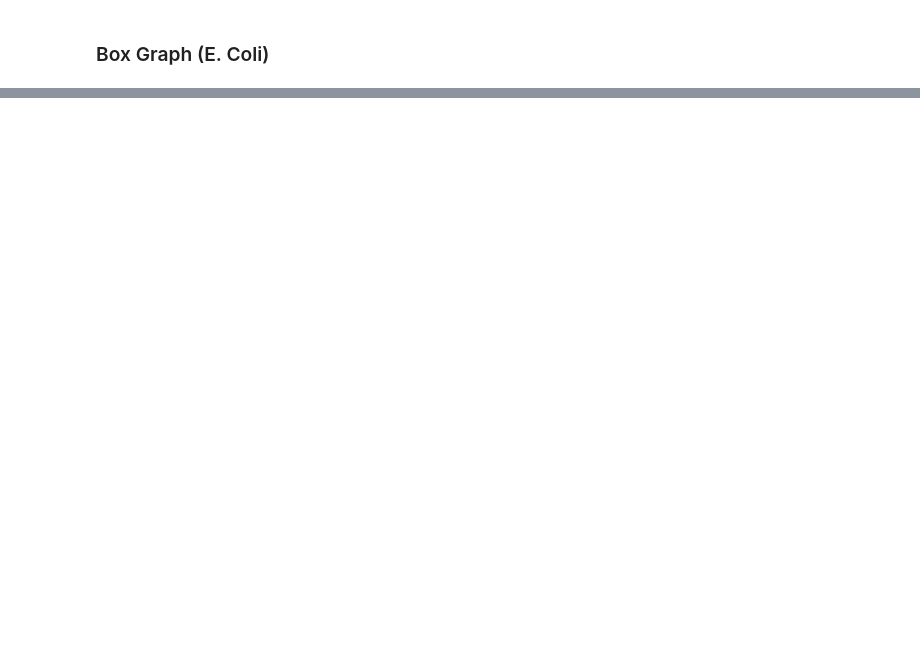
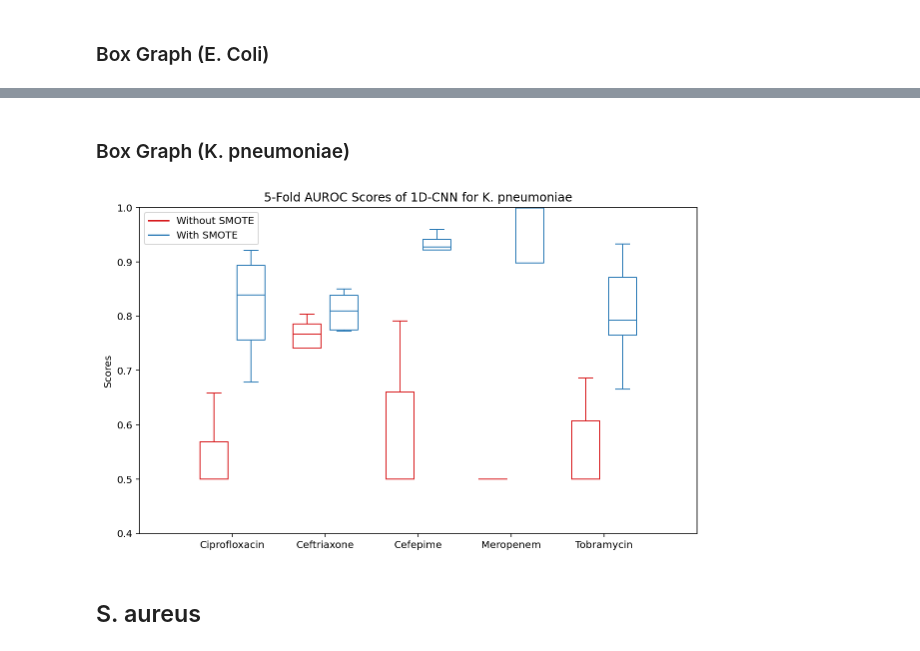
Before and after one commit to seibikobara/CS534FinalMSpathogens, a Jupyter notebook: 1d_cnn_smote.ipynb, the cells around one changed output, grey strips where cells are left out. Saved outputs shown, nothing was run; the diff lists cells and outputs as text; code cells hidden in the pictures; blank space fills up the shorter version.

```diff
--- a/1d_cnn_smote.ipynb
+++ b/1d_cnn_smote.ipynb
@@ -160,0 +253,17 @@ ecoli_results.box_plot(
+# %% [markdown]
+### Box Graph (K. pneumoniae)
+# %%
+kpn_results.box_plot(
+    save_as='./results/1d_cnn/kpn/box.png',
+    # format subtitles (`{}` will be replaced with metrics' name)
+    subtitle_template='5-Fold {} Scores of 1D-CNN for K. pneumoniae',
+    # plot AUROC only
+    metrics=['AUROC'],
+    # set view limits for y-axis
+    y_lim=(0.4, 1.0),
+    figsize=(10, 6),
+)
+# %% [output]
+[figure, added]
+# %% [markdown]
+## S. aureus
```
Also changed, not shown: parts of 13 cells of this notebook, 31 other files.
